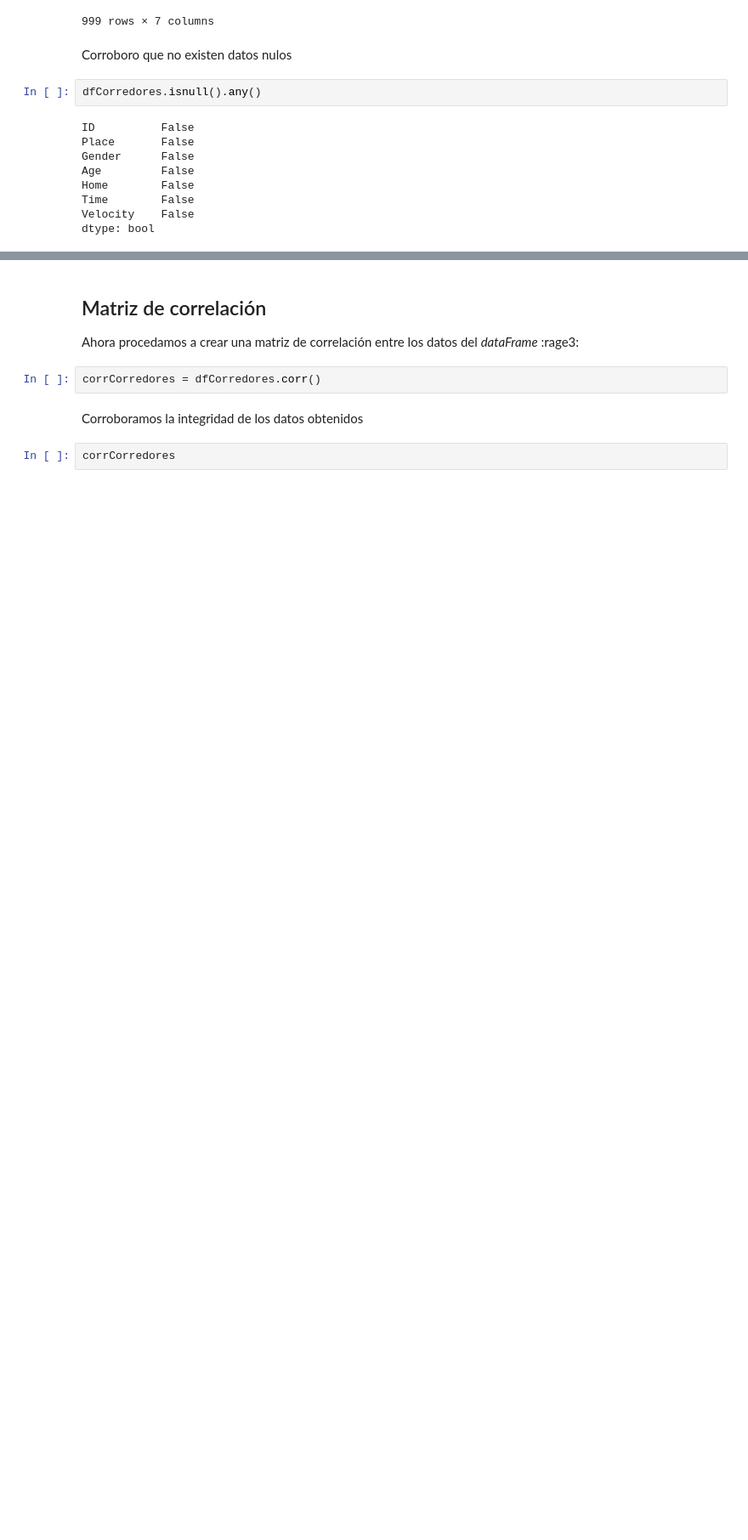
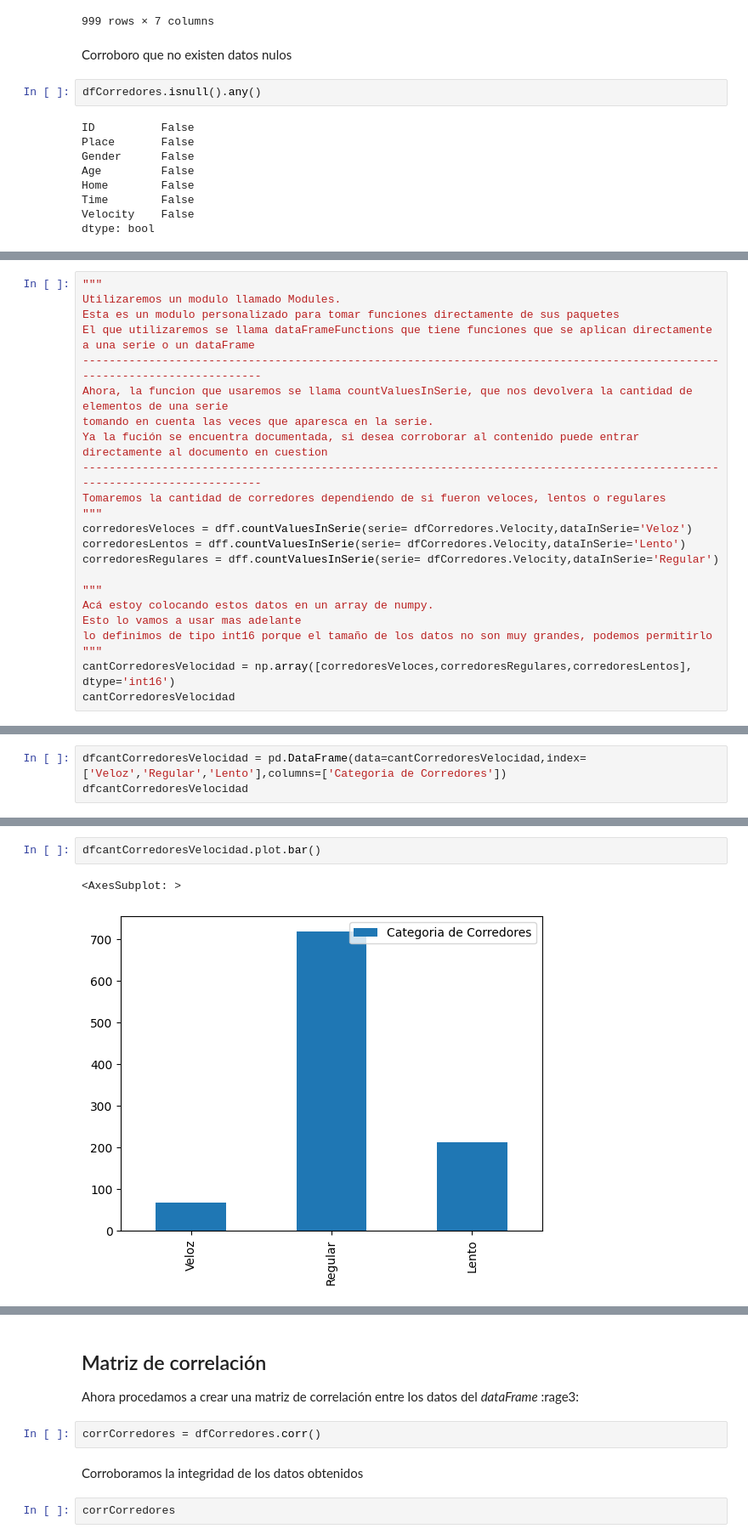
Before and after one commit to LUGANT/TP_Matematica_III, a Jupyter notebook: dataAnalisis.ipynb, the cells around one changed output, grey strips where cells are left out. Shown at 85% size. Cells and saved outputs as stored; diff of their text form; blank space fills up the shorter version.

```diff
--- a/dataAnalisis.ipynb
+++ b/dataAnalisis.ipynb
@@ -180,0 +195,23 @@ dtype: bool
+# %%
+"""
+Utilizaremos un modulo llamado Modules.
+Esta es un modulo personalizado para tomar funciones directamente de sus paquetes
+El que utilizaremos se llama dataFrameFunctions que tiene funciones que se aplican directamente a una serie o un dataFrame
+---------------------------------------------------------------------------------------------------------------------------
+Ahora, la funcion que usaremos se llama countValuesInSerie, que nos devolvera la cantidad de elementos de una serie
+tomando en cuenta las veces que aparesca en la serie.
+Ya la fución se encuentra documentada, si desea corroborar al contenido puede entrar directamente al documento en cuestion
+---------------------------------------------------------------------------------------------------------------------------
+Tomaremos la cantidad de corredores dependiendo de si fueron veloces, lentos o regulares
+"""
+corredoresVeloces = dff.countValuesInSerie(serie= dfCorredores.Velocity,dataInSerie='Veloz')
+corredoresLentos = dff.countValuesInSerie(serie= dfCorredores.Velocity,dataInSerie='Lento')
+corredoresRegulares = dff.countValuesInSerie(serie= dfCorredores.Velocity,dataInSerie='Regular')
+
+"""
+Acá estoy colocando estos datos en un array de numpy.
+Esto lo vamos a usar mas adelante
+lo definimos de tipo int16 porque el tamaño de los datos no son muy grandes, podemos permitirlo
+"""
+cantCorredoresVelocidad = np.array([corredoresVeloces,corredoresRegulares,corredoresLentos], dtype='int16')
+cantCorredoresVelocidad
@@ -180,0 +223,3 @@ dtype: bool
+# %%
+dfcantCorredoresVelocidad = pd.DataFrame(data=cantCorredoresVelocidad,index=['Veloz','Regular','Lento'],columns=['Categoria de Corredores'])
+dfcantCorredoresVelocidad
@@ -180,0 +231,5 @@ dtype: bool
+# %%
+dfcantCorredoresVelocidad.plot.bar()
+# %% [output]
+<AxesSubplot: >
+[figure, added]
```
Also changed, not shown: parts of 13 cells of this notebook, 2 other files.
